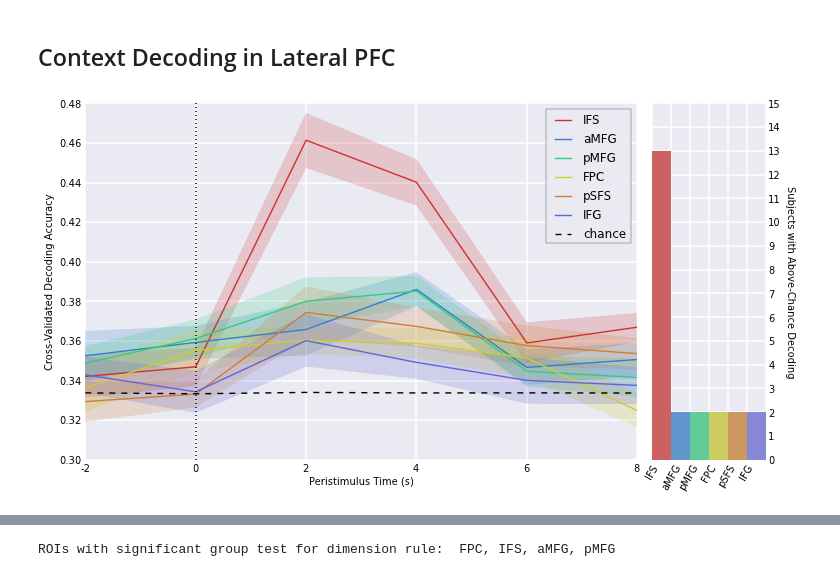
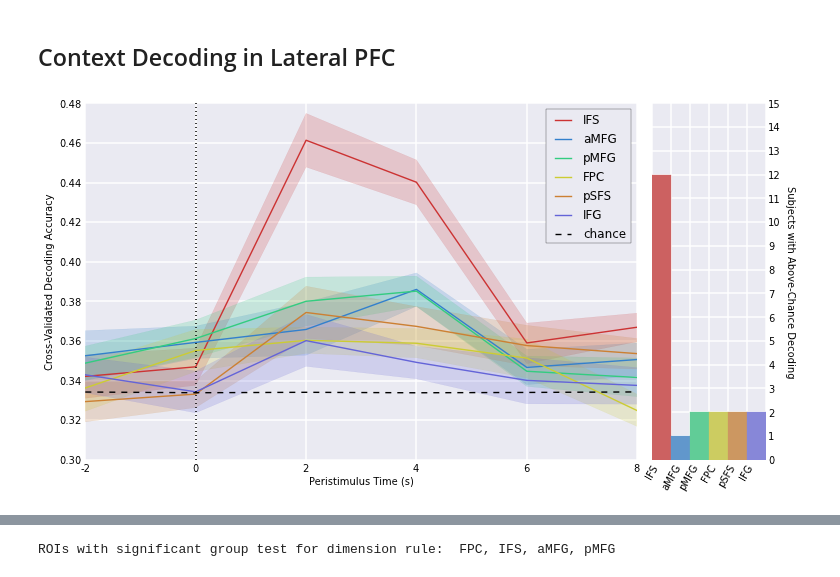
Before and after one commit to WagnerLabPapers/Waskom_JNeurosci_2014, a Jupyter notebook: DKsort_Neuron.ipynb, the cells around one changed output, grey strips where cells are left out. Cells and saved outputs as stored; diff of their text form; code cells hidden in the pictures.

```diff
--- a/DKsort_Neuron.ipynb
+++ b/DKsort_Neuron.ipynb
@@ -162,0 +207,20 @@ Signif. codes:  0 '***' 0.001 '**' 0.01 '*' 0.05 '.' 0.1 ' ' 1
+# %%
+f, ax = subplots(1, 1, figsize=(16, 7))
+rt_fs = []
+colors = ["steelblue", "tomato"]
+for i, subj_idx in enumerate(np.argsort(behav_resp_df.groupby("subj").median()["rt"])):
+    df_i = behav_resp_df[behav_resp_df["subj"] == subjects[subj_idx]]
+    start = np.argwhere(subjects == subj)
+    rts = []
+    for j, df_j in df_i.groupby("dec_rule"):
+        pos = np.array([i + [.33, .66][j]])
+        rule_rt = np.array(df_j["rt"])
+        rts.append(rule_rt)
+        sns.boxplot([rule_rt], color=colors[j], positions=pos, widths=.25, ax=ax)
+    rt_fs.append(stats.oneway(*rts)[0])
+    ax.plot(np.ravel([start, start]), [0, 2.5], color="white")
+ax.set_xlim(0, 15)
+ax.set_xticks(arange(15) + 0.5)
+ax.set_xticklabels(map(lambda f: "%.3g" % f, rt_fs))
+ax.set_ylabel("Reaction Time (s)")
+ax.set_xlabel("One-way F Score");
@@ -257,35 +323,39 @@ pfc_masks = ["ifs", "amfg", "pmfg", "fpc", "psfs", "lifg"]
 # Set some parameters
 frames = np.arange(-1, 5)
 model = LogisticRegression()
-n_shuffle = 100
+n_shuffle = 1000
 shuffle_seed = 42
 n_tests = len(frames) * len(pfc_rois)
-dv = None
+dv = dv
 # %%
 pfc_accs = dict()
 pfc_chance = dict()
 pfc_counts = dict()
+pfc_null_dists = dict()
+pfc_max_dists = dict()
 
 for rule in rules:
     pfc_accs[rule] = dict()
     pfc_counts[rule] = dict()
     pfc_chance[rule] = dict()
 
-    null_dists = dict()
+    pfc_null_dists[rule] = dict()
 
     # Load the data, decode, and perform shuffle tests
     for roi, mask in zip(pfc_rois, pfc_masks):
         ds = mvpa.load_datasets(rule, roi, "yeo17_%s-graymid" % mask, frames)
         pfc_accs[rule][roi] = mvpa.decode_group(ds, model)
-        null_dists[roi] = mvpa.classifier_permutations(ds, model, n_iter=n_shuffle, random_seed=shuffle_seed, dv=dv)
-        pfc_chance[rule][roi] = np.array([np.mean(d, axis=0) for d in null_dists[roi]])
+        pfc_null_dists[rule][roi] = mvpa.classifier_permutations(ds, model, n_iter=n_shuffle, random_seed=shuffle_seed, dv=dv)
+        pfc_chance[rule][roi] = np.array([np.mean(d, axis=0) for d in pfc_null_dists[rule][roi]])
 
     # Calculate a null distribution of the max statistic for each subject
     max_dists = []
     for i_s, subj in enumerate(subjects):
-        subj_dist = np.reshape([null_dists[roi][i_s] for roi in pfc_rois], (n_shuffle, n_tests))
+        subj_dist = np.reshape([pfc_null_dists[rule][roi][i_s] for roi in pfc_rois], (n_shuffle, n_tests))
         max_dists.append(np.max(subj_dist, axis=1))
     criterion = np.array([moss.percentiles(x, 95) for x in max_dists])[:, None]
+
+    pfc_max_dists[rule] = np.array(max_dists)
 
     # Count the number of subjects exceeding the max statistic criterion
     for roi in pfc_rois:
@@ -310,35 +380,35 @@ for rule in rules:
 # %%
 f = figure(figsize=(10.5, 5.5))
 
 # Plot the accuracy timeseries in each region
 ax = f.add_axes([.05, .05, .73, .9])
 x = arange(-1, 5)
 for roi in pfc_rois:
     accs = pfc_accs["dimension"][roi]
     sns.tsplot(x, accs, color=roi_colors[roi], label=roi, ax=ax)
 chance = np.array(pfc_chance["dimension"].values()).reshape(-1, 6).mean(axis=0)
 ax.plot(x, chance, c="k", ls="--", label="chance")
 ax.axvline(0, c="k", ls=":", lw=1.5)
 ax.set_xlim(-1, 4)
 ax.set_ylabel("Cross-Validated Decoding Accuracy")
 ax.set_xticklabels(arange(-1, 5) * 2)
 ax.set_xlabel("Peristimulus Time (s)")
 ax.legend(prop=dict(size=12))
 
 # Plot the number of subjects exceeding the criterion
 ax_bar = f.add_axes([.8, .05, .15, .9])
 for i, roi in enumerate(pfc_rois):
     bar_color = sns.desaturate(roi_colors[roi], .7)
-    ax_bar.bar(i, pfc_counts["dimension"][roi], width=1, color=bar_color, ec="none")
+    ax_bar.bar(i, pfc_counts["dimension"][roi], width=1, color=bar_color, ec=bar_color)
 ax_bar.yaxis.tick_right()
 ax_bar.yaxis.set_label_position("right")
 ax_bar.set_ylim((0, 15))
 ax_bar.set_yticks(arange(16))
 ax_bar.set_xticklabels(pfc_rois, rotation=60)
 ax_bar.set_ylabel("Subjects with Above-Chance Decoding", fontdict=dict(rotation=270))
 save_figure(f, "dimension_decoding")
 # %% [output]
-[figure, old version]
+[figure, new version]
 # %%
 accuracy_table(pfc_rois, pfc_accs["dimension"])
 # %% [output]
```
Also changed, not shown: parts of 61 cells of this notebook, 1 other file.
